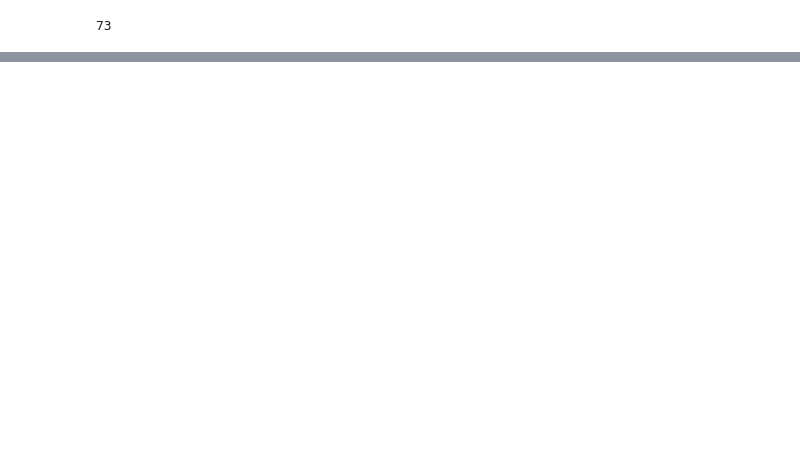
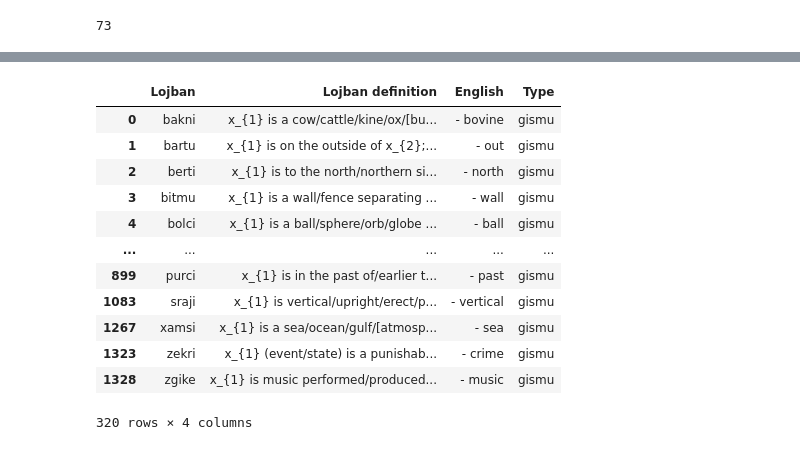
Before and after one commit to garetht/nyu-debate-modeling, a Jupyter notebook: task_relevant/word_search.ipynb, the cells around one changed output, grey strips where cells are left out. Saved outputs shown, nothing was run; the diff lists cells and outputs as text; code cells hidden in the pictures; blank space fills up the shorter version.

```diff
--- a/task_relevant/word_search.ipynb
+++ b/task_relevant/word_search.ipynb
@@ -246,0 +269,3 @@ return_rasfi(rasfi_def)
+# %%
+filtered_gismu = pd.concat([filtered_rasfi_gismu, found_gismu], ignore_index=True).drop_duplicates()
+filtered_gismu.head()
@@ -246,0 +331,18 @@ return_rasfi(rasfi_def)
+# %%
+final_filtered_gismus = pd.concat([filtered_gismu, filtered_lujvo_gismu]).drop_duplicates()
+# %%
+final_filtered_gismus
+# %% [output]
+|  | Lojban | Lojban definition | English | Type |
+| 0 | bakni | x_{1} is a cow/cattle/kine/ox/[bu... | - bovine | gismu |
+| 1 | bartu | x_{1} is on the outside of x_{2};... | - out | gismu |
+| 2 | berti | x_{1} is to the north/northern si... | - north | gismu |
+| 3 | bitmu | x_{1} is a wall/fence separating ... | - wall | gismu |
+| 4 | bolci | x_{1} is a ball/sphere/orb/globe ... | - ball | gismu |
+| ... | ... | ... | ... | ... |
+| 899 | purci | x_{1} is in the past of/earlier t... | - past | gismu |
+| 1083 | sraji | x_{1} is vertical/upright/erect/p... | - vertical | gismu |
+| 1267 | xamsi | x_{1} is a sea/ocean/gulf/[atmosp... | - sea | gismu |
+| 1323 | zekri | x_{1} (event/state) is a punishab... | - crime | gismu |
+| 1328 | zgike | x_{1} is music performed/produced... | - music | gismu |
+320 rows × 4 columns
```
Also changed, not shown: parts of 13 cells of this notebook, 43 other files.
